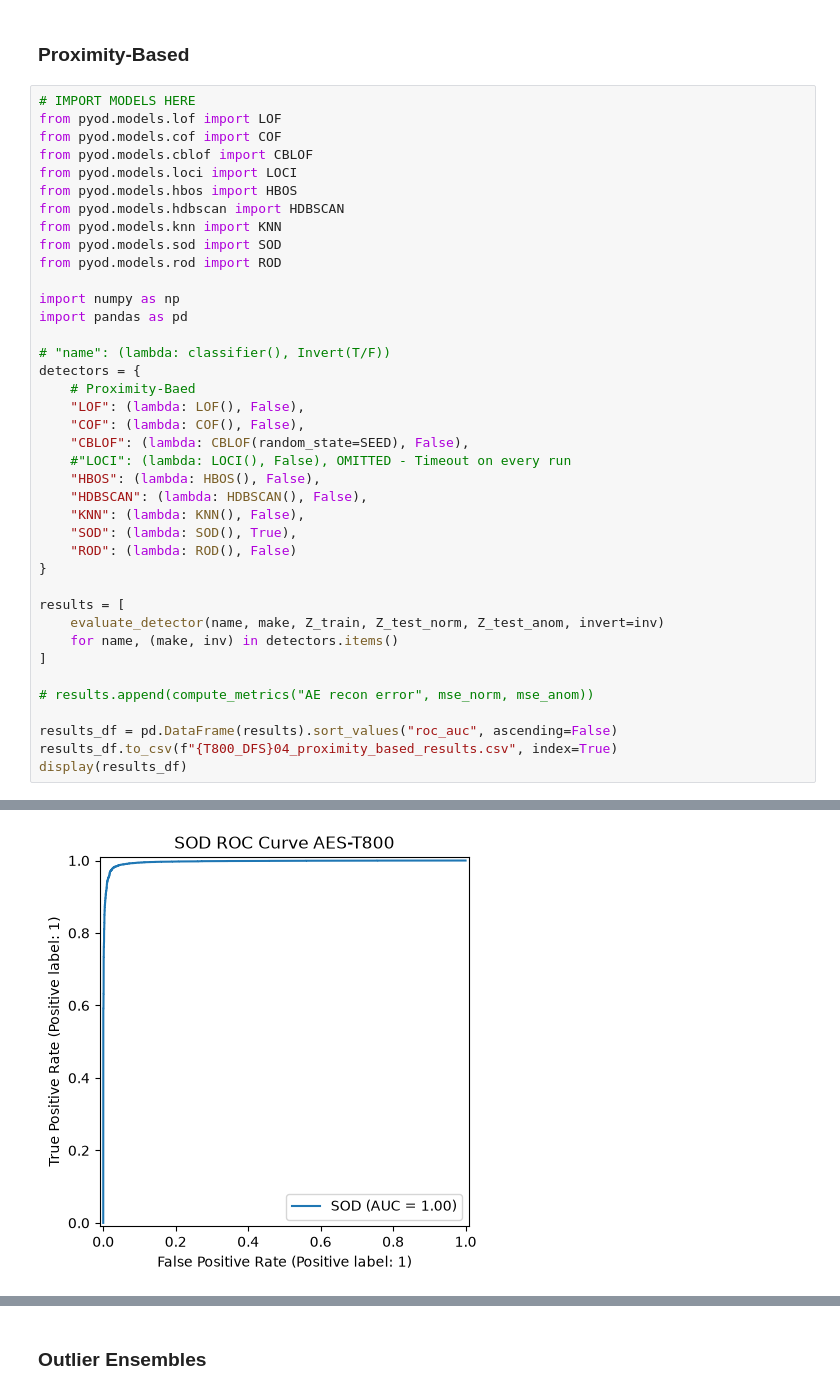
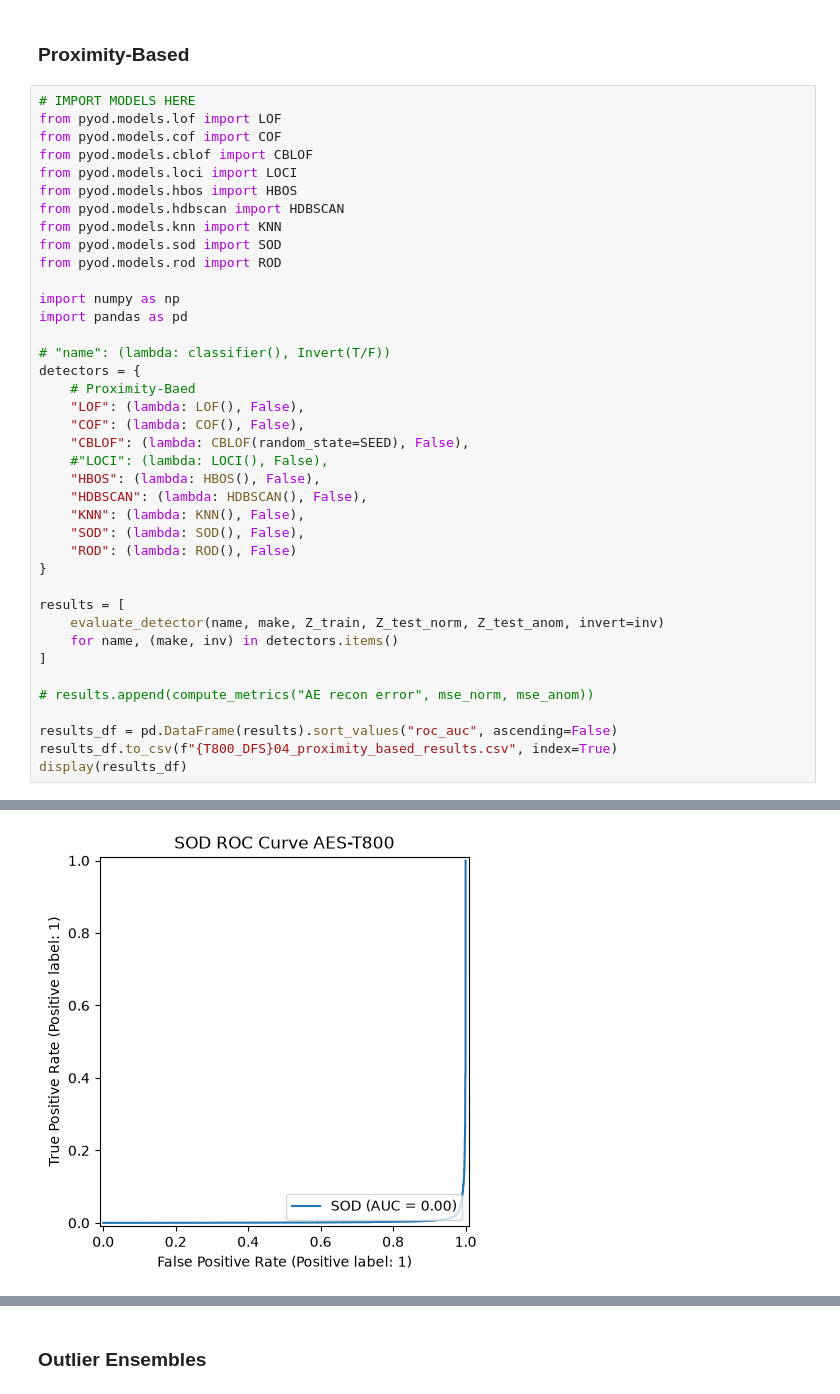
Before and after one commit to ericnmt/htd-benchmarking, a Jupyter notebook: notebooks/T800-HT-ML-Pipeline.ipynb, the cells around one changed output, grey strips where cells are left out. Saved outputs shown, nothing was run; the diff lists cells and outputs as text.

```diff
--- a/notebooks/T800-HT-ML-Pipeline.ipynb
+++ b/notebooks/T800-HT-ML-Pipeline.ipynb
@@ -625,36 +625,36 @@ import pandas as pd
 
 # "name": (lambda: classifier(), Invert(T/F))
 detectors = {
     # Proximity-Baed
     "LOF": (lambda: LOF(), False),
     "COF": (lambda: COF(), False),
     "CBLOF": (lambda: CBLOF(random_state=SEED), False),
-    #"LOCI": (lambda: LOCI(), False), OMITTED - Timeout on every run
+    #"LOCI": (lambda: LOCI(), False),
     "HBOS": (lambda: HBOS(), False),
     "HDBSCAN": (lambda: HDBSCAN(), False),
     "KNN": (lambda: KNN(), False),
-    "SOD": (lambda: SOD(), True),
+    "SOD": (lambda: SOD(), False),
     "ROD": (lambda: ROD(), False)
 }
 
 results = [
     evaluate_detector(name, make, Z_train, Z_test_norm, Z_test_anom, invert=inv)
     for name, (make, inv) in detectors.items()
 ]
 
 # results.append(compute_metrics("AE recon error", mse_norm, mse_anom))
 
 results_df = pd.DataFrame(results).sort_values("roc_auc", ascending=False)
 results_df.to_csv(f"{T800_DFS}04_proximity_based_results.csv", index=True)
 display(results_df)
 # %% [output]
 [figure]
 [figure]
 [figure]
 [figure]
 [figure]
 [figure]
-[figure, old version]
+[figure, new version]
 [figure]
 |  | model | roc_auc | pr_auc | inverted |
 | 5 | KNN | 0.999868 | 0.999928 | False |
```
Also changed, not shown: parts of 9 cells of this notebook.
